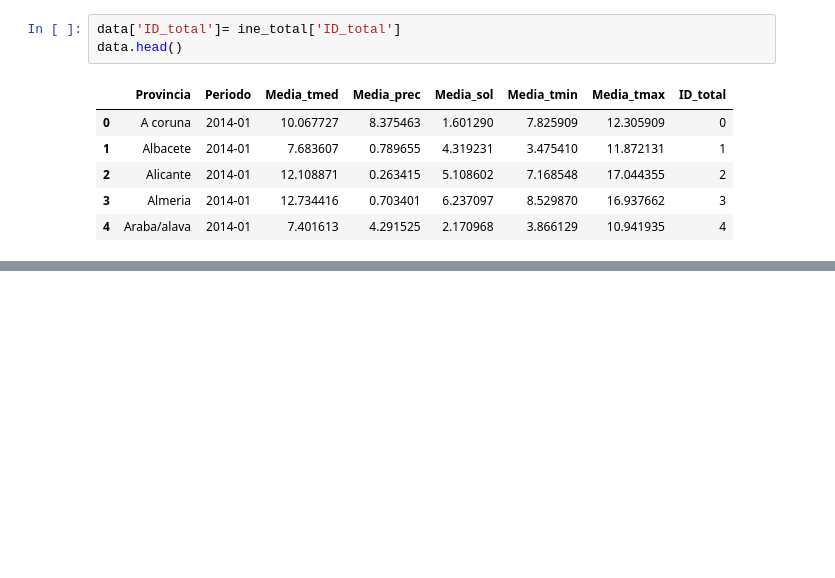
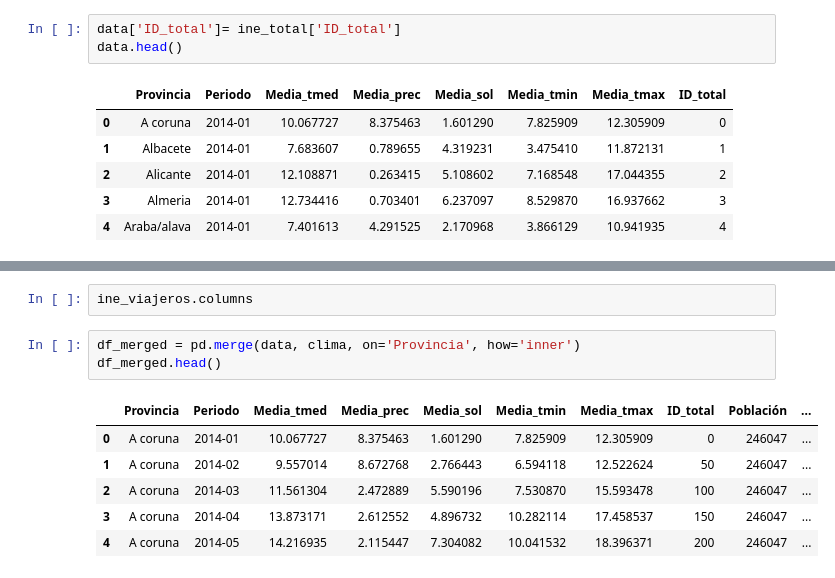
Before and after one commit to Carolina-MH/Proyecto_final, a Jupyter notebook: notebook/Final AEMET.ipynb, the cells around one changed output, grey strips where cells are left out. Saved outputs shown, nothing was run; the diff lists cells and outputs as text; blank space fills up the shorter version.

```diff
--- a/notebook/Final AEMET.ipynb
+++ b/notebook/Final AEMET.ipynb
@@ -231,0 +254,12 @@ data.to_csv('../data/clima.csv')
+# %%
+ine_viajeros.columns
+# %%
+df_merged = pd.merge(data, clima, on='Provincia', how='inner')
+df_merged.head()
+# %% [output]
+|  | Provincia | Periodo | Media_tmed | Media_prec | Media_sol | Media_tmin | Media_tmax | ID_total | Población | ... |
+| 0 | A coruna | 2014-01 | 10.067727 | 8.375463 | 1.601290 | 7.825909 | 12.305909 | 0 | 246047 | ... |
+| 1 | A coruna | 2014-02 | 9.557014 | 8.672768 | 2.766443 | 6.594118 | 12.522624 | 50 | 246047 | ... |
+| 2 | A coruna | 2014-03 | 11.561304 | 2.472889 | 5.590196 | 7.530870 | 15.593478 | 100 | 246047 | ... |
+| 3 | A coruna | 2014-04 | 13.873171 | 2.612552 | 4.896732 | 10.282114 | 17.458537 | 150 | 246047 | ... |
+| 4 | A coruna | 2014-05 | 14.216935 | 2.115447 | 7.304082 | 10.041532 | 18.396371 | 200 | 246047 | ... |
```
Also changed, not shown: parts of 17 cells of this notebook, 30 other files.
